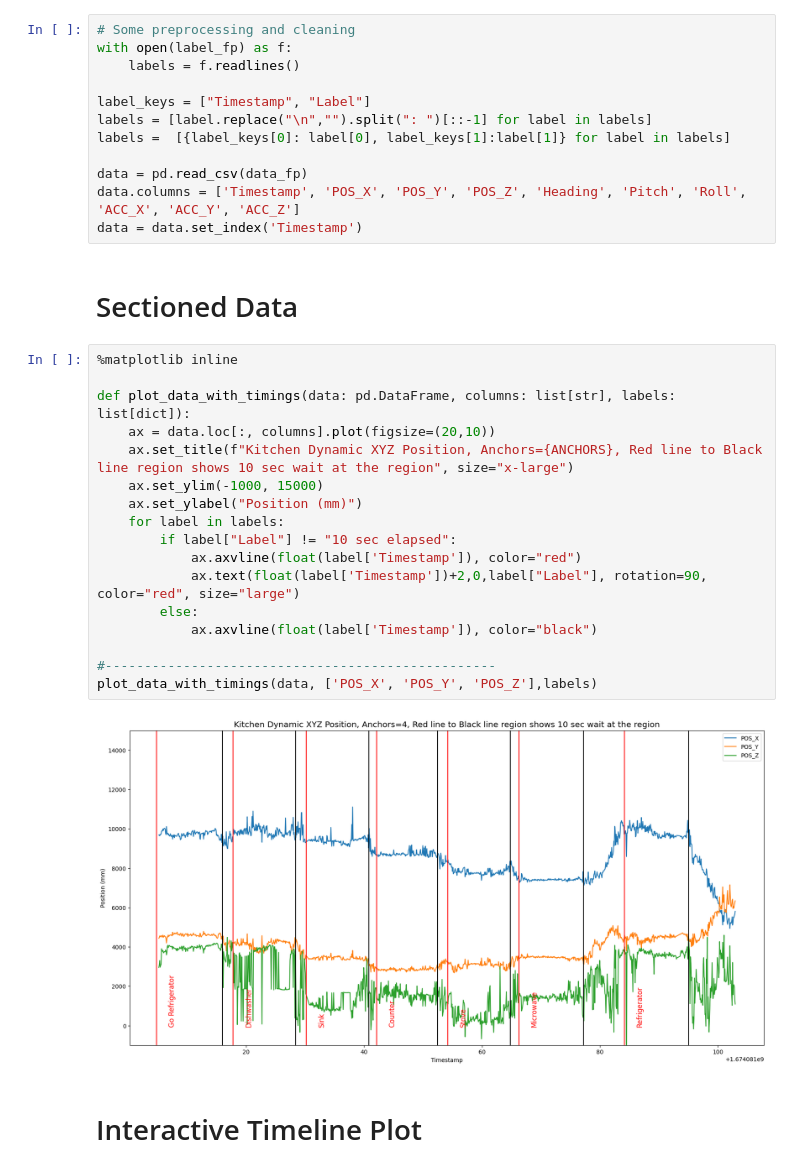
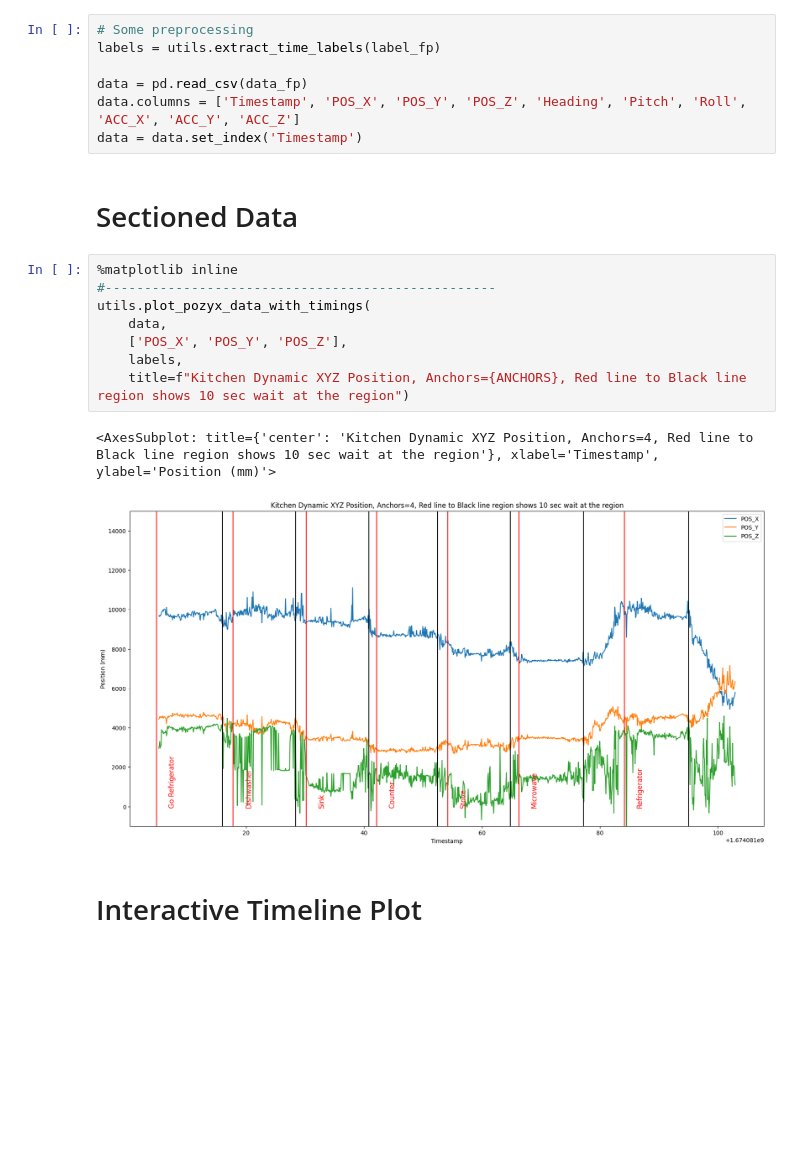
Before and after one commit to snphan/pozyx-thesis, a Jupyter notebook: 2023-01-18 Dynamic Testing and # of Anchors Testing/kitchen_analysis.ipynb, the cells around one changed output. Drawn from its saved outputs; the diff is of its cells as text; blank space fills up the shorter version.

Commit message:
functionalize cleaning steps

```diff
--- a/2023-01-18 Dynamic Testing and # of Anchors Testing/kitchen_analysis.ipynb
+++ b/2023-01-18 Dynamic Testing and # of Anchors Testing/kitchen_analysis.ipynb
@@ -23,37 +46,24 @@ data_fn = f"{TYPE}_A{ANCHORS}_{TRIAL}.csv"
 label_fp = Path('.').joinpath(labels_dir, TYPE, label_fn)
 data_fp = Path('.').joinpath(data_dir, TYPE, data_fn)
 # %%
-# Some preprocessing and cleaning
-with open(label_fp) as f:
-    labels = f.readlines()
-
-label_keys = ["Timestamp", "Label"]
-labels = [label.replace("\n","").split(": ")[::-1] for label in labels]
-labels =  [{label_keys[0]: label[0], label_keys[1]:label[1]} for label in labels]
+# Some preprocessing
+labels = utils.extract_time_labels(label_fp)
 
 data = pd.read_csv(data_fp)
 data.columns = ['Timestamp', 'POS_X', 'POS_Y', 'POS_Z', 'Heading', 'Pitch', 'Roll', 'ACC_X', 'ACC_Y', 'ACC_Z']
 data = data.set_index('Timestamp')
 # %% [markdown]
 # Sectioned Data
-# %%
-%matplotlib inline
-
-def plot_data_with_timings(data: pd.DataFrame, columns: list[str], labels: list[dict]):
-    ax = data.loc[:, columns].plot(figsize=(20,10))
-    ax.set_title(f"Kitchen Dynamic XYZ Position, Anchors={ANCHORS}, Red line to Black line region shows 10 sec wait at the region", size="x-large")
-    ax.set_ylim(-1000, 15000)
-    ax.set_ylabel("Position (mm)")
-    for label in labels:
-        if label["Label"] != "10 sec elapsed":
-            ax.axvline(float(label['Timestamp']), color="red")
-            ax.text(float(label['Timestamp'])+2,0,label["Label"], rotation=90, color="red", size="large")
-        else:
-            ax.axvline(float(label['Timestamp']), color="black")
-
-#--------------------------------------------------
-plot_data_with_timings(data, ['POS_X', 'POS_Y', 'POS_Z'],labels)
-# %% [output]
-[figure, removed]
+# %%
+%matplotlib inline
+#--------------------------------------------------
+utils.plot_pozyx_data_with_timings(
+    data,
+    ['POS_X', 'POS_Y', 'POS_Z'],
+    labels,
+    title=f"Kitchen Dynamic XYZ Position, Anchors={ANCHORS}, Red line to Black line region shows 10 sec wait at the region")
+# %% [output]
+<AxesSubplot: title={'center': 'Kitchen Dynamic XYZ Position, Anchors=4, Red line to Black line region shows 10 sec wait at the region'}, xlabel='Timestamp', ylabel='Position (mm)'>
+[figure, added]
 # %% [markdown]
 # Interactive Timeline Plot
```
Also changed, not shown: parts of 11 cells of this notebook, 3 other files.
